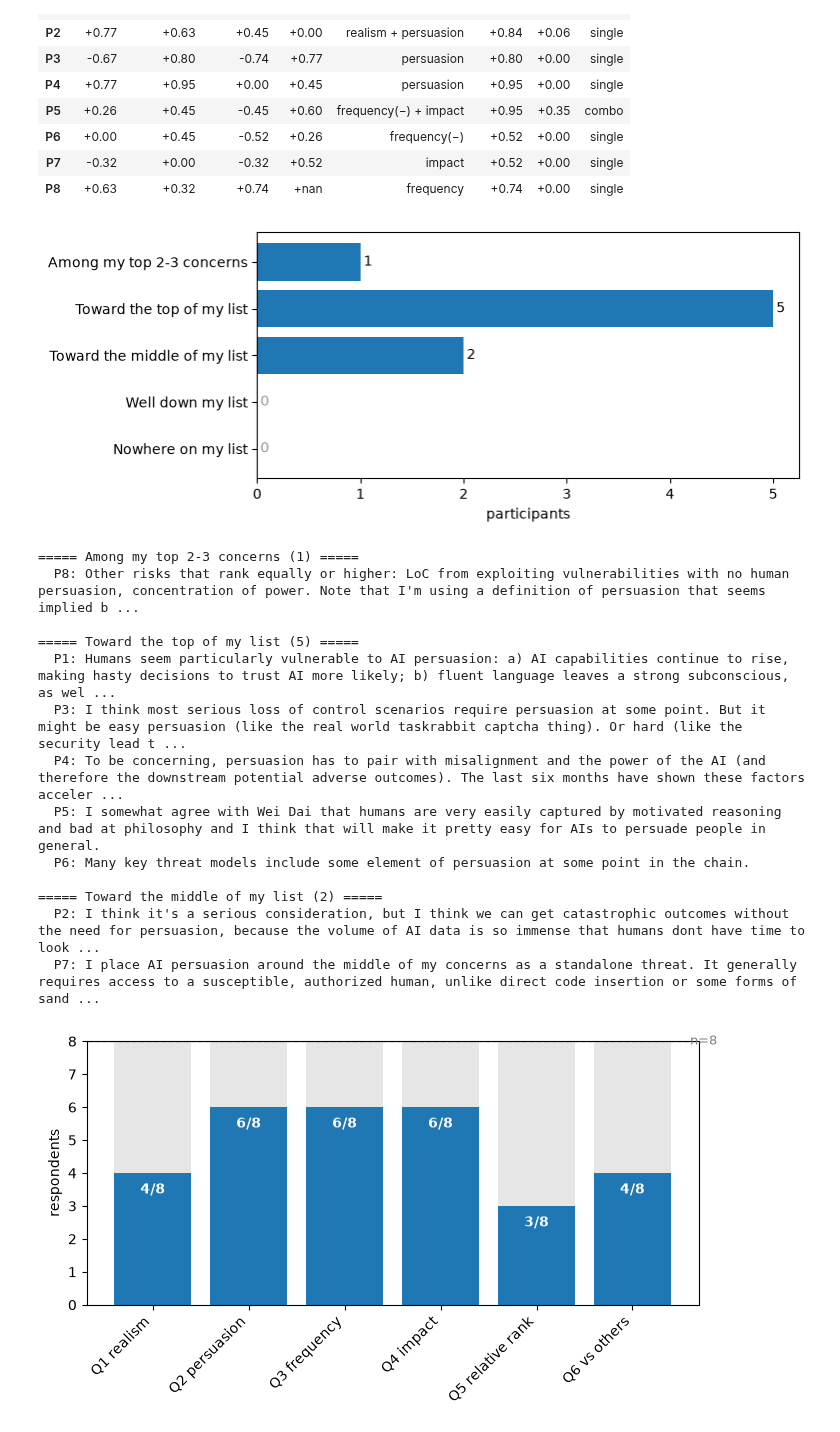
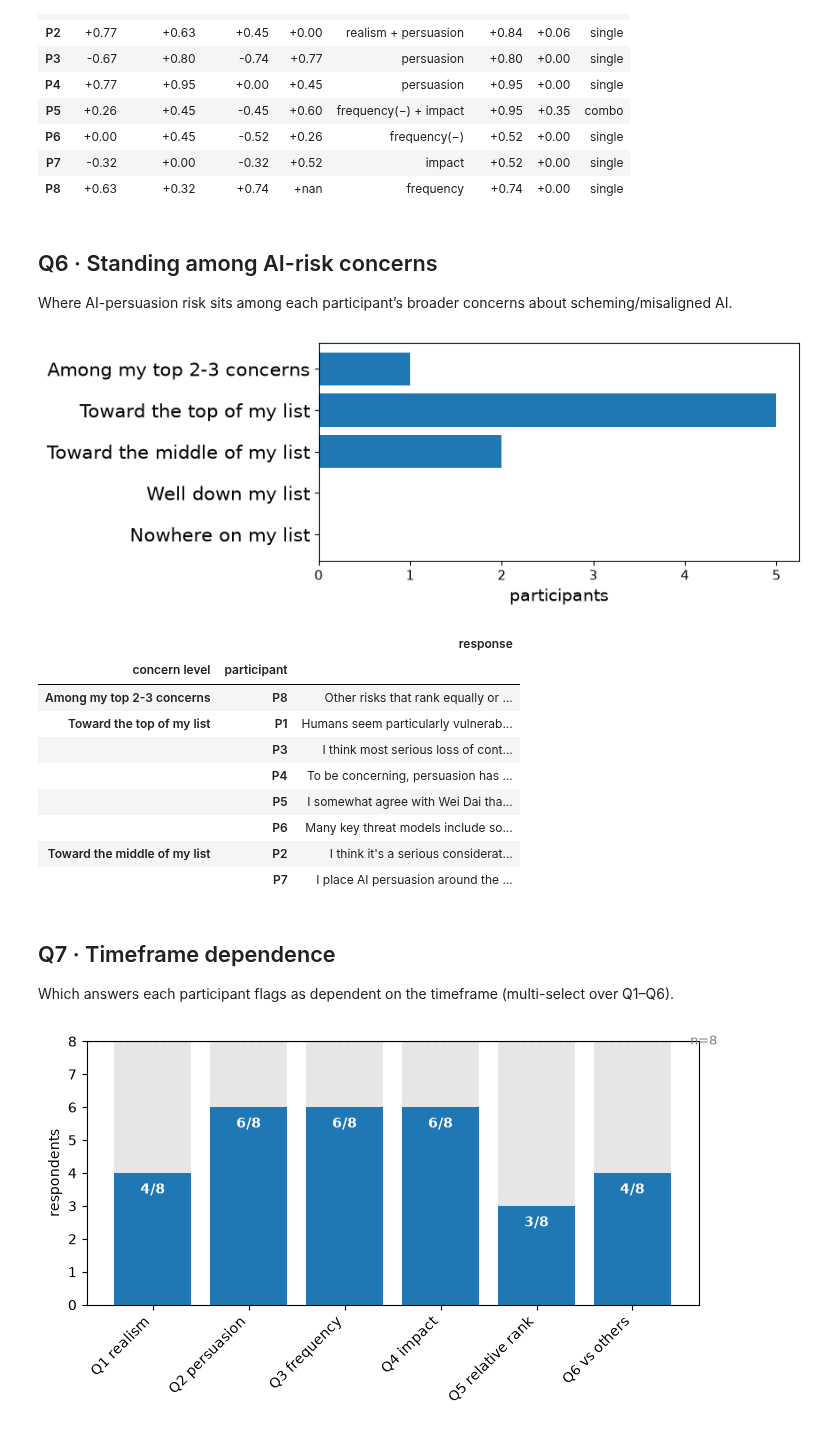
Before and after one commit to AlignmentResearch/puc-survey-analysis, a Jupyter notebook: analysis.ipynb, the cells around one changed output. Cells and saved outputs as stored; diff of their text form; code cells hidden in the pictures.

```diff
--- a/analysis.ipynb
+++ b/analysis.ipynb
@@ -641,7 +527,7 @@ labels_short = {
     "Q3": "Q3. Hazard frequency",
     "Q4": "Q4. Impact of harm",
 }
-fig, axes = plt.subplots(len(people), len(qs), figsize=(2.9 * len(qs), 2.1 * len(people)), sharex=True)
+fig, axes = plt.subplots(len(people), len(qs), figsize=(3.6 * len(qs), 2.6 * len(people)), sharex=True)
 for i, name in enumerate(people):
     rk = {tag2s[t]: ranks.loc[name, t] for t in ranks.columns}
     for j, q in enumerate(qs):
@@ -649,27 +535,27 @@ for i, name in enumerate(people):
         order = orders[q]
         xs = [rk[s] for s in scodes]
         ys = [rmaps[q].get(dfi.loc[name, qcols[q][s]]) for s in scodes]
-        ax.scatter(xs, ys, color=f"C{j}", zorder=3)
+        ax.scatter(xs, ys, s=150, color=f"C{j}", edgecolors="white", linewidths=0.6, zorder=3)
         for s, x, y in zip(scodes, xs, ys):
             if y is not None:
-                ax.annotate(s, (x, y), fontsize=9, xytext=(3, 3), textcoords="offset points", color="0.4")
+                ax.annotate(s, (x, y), fontsize=16, xytext=(4, 4), textcoords="offset points", color="0.4")
         pts = [(x, y) for x, y in zip(xs, ys) if y is not None]
         if len({y for _, y in pts}) > 1 and len({x for x, _ in pts}) > 1:
             X, Y = np.array([p[0] for p in pts]), np.array([p[1] for p in pts])
             m, b = np.polyfit(X, Y, 1)
             xr = np.array([1, 5])
-            ax.plot(xr, m * xr + b, color="0.6", lw=1, zorder=1)
+            ax.plot(xr, m * xr + b, color="0.55", lw=1.8, zorder=1)
         ax.set_ylim(-0.5, len(order) - 0.5)
         ax.set_yticks(range(len(order)))
-        ax.set_yticklabels(range(len(order)), fontsize=10)
+        ax.set_yticklabels(range(len(order)), fontsize=15)
         ax.set_xticks(range(1, 6))
-        ax.tick_params(axis="x", labelsize=12)
+        ax.tick_params(axis="x", labelsize=17)
         ax.grid(alpha=0.2)
         if i == 0:
-            ax.set_title(textwrap.fill(labels_short[q], 18), fontsize=13,
-                         fontweight="bold", pad=8)
-    axes[i, 0].set_ylabel(name, fontsize=12, rotation=0, ha="right", va="center")
-fig.supxlabel("Q5 rank (1 = least, 5 = most significant)", fontsize=14)
+            ax.set_title(textwrap.fill(labels_short[q], 18), fontsize=18,
+                         fontweight="bold", pad=10)
+    axes[i, 0].set_ylabel(name, fontsize=20, rotation=0, ha="right", va="center")
+fig.supxlabel("risk rank (1 = least, 5 = most significant)", fontsize=24)
 fig.tight_layout()
 plt.show()
 # %% [output]
@@ -729,48 +615,62 @@ drv.style.background_gradient(cmap="RdBu_r", vmin=-1, vmax=1, subset=list(labels
 | P6 | +0.00 | +0.45 | -0.52 | +0.26 | frequency(−) | +0.52 | +0.00 | single |
 | P7 | -0.32 | +0.00 | -0.32 | +0.52 | impact | +0.52 | +0.00 | single |
 | P8 | +0.63 | +0.32 | +0.74 | +nan | frequency | +0.74 | +0.00 | single |
+# %% [markdown]
+## Q6 · Standing among AI-risk concerns
+
+Where AI-persuasion risk sits among each participant’s broader concerns about scheming/misaligned AI.
 # %%
 q6 = next(c for c in df.columns if c.startswith("Q6."))
 q6e = next(c for c in df.columns if c.startswith("Briefly explain your answer to Q6"))
 
 # full option list from the survey (most -> least concern; most on top after invert)
 order = ["Among my top 2-3 concerns", "Toward the top of my list", "Toward the middle of my list",
          "Well down my list", "Nowhere on my list"]
 counts = df[q6].value_counts().reindex(order, fill_value=0)
 
 fig, ax = plt.subplots(figsize=(7, 3.2))
 ax.barh(range(len(counts)), counts.values, color=["C0" if v else "0.85" for v in counts.values])
-ax.set_yticks(range(len(counts)), counts.index)
+ax.set_yticks(range(len(counts)), counts.index, fontsize=15)
 ax.invert_yaxis()
-ax.set_xlabel("participants")
+ax.set_xlabel("participants", fontsize=14)
+ax.tick_params(axis="x", labelsize=11)
 # ax.set_title("Q6 \u00b7 where AI-persuasion risk sits among concerns")
-for i, v in enumerate(counts.values):
-    ax.text(v + 0.03, i, int(v), va="center", color="0.6" if v == 0 else "black")
 plt.show()
 
+# written rationales, grouped by concern level (each level spans its participants)
+rows = []
 for lvl in order:
     sub = df[df[q6] == lvl]
-    if sub.empty:
-        continue
-    print(f"===== {lvl} ({len(sub)}) =====")
     for name, e in zip(sub["Name"], sub[q6e]):
-        print(f"  {name}: {e}")
-    print()
+        rows.append({"concern level": lvl, "participant": name,
+                     "response": "" if pd.isna(e) else e})
+tbl = pd.DataFrame(rows, columns=["concern level", "participant", "response"])
+tbl["concern level"] = pd.Categorical(tbl["concern level"], categories=order, ordered=True)
+tbl = tbl.sort_values(["concern level", "participant"]).set_index(["concern level", "participant"])
+
+(tbl.style
+    .set_properties(**{"text-align": "left", "vertical-align": "top"})
+    .set_properties(subset=["response"], **{"max-width": "620px"})
+    .set_table_styles([
+        {"selector": "th", "props": [("text-align", "left"), ("vertical-align", "top")]},
+        {"selector": "tbody tr", "props": [("border-bottom", "1px solid #eee")]},
+    ]))
 # %% [output]
-[figure, old version]
+[figure, new version]
-===== Among my top 2-3 concerns (1) =====
-  P8: Other risks that rank equally or higher: LoC from exploiting vulnerabilities with no human persuasion, concentration of power. Note that I'm using a definition of persuasion that seems implied b ...
-
-===== Toward the top of my list (5) =====
-  P1: Humans seem particularly vulnerable to AI persuasion: a) AI capabilities continue to rise, making hasty decisions to trust AI more likely; b) fluent language leaves a strong subconscious, as wel ...
-  P3: I think most serious loss of control scenarios require persuasion at some point. But it might be easy persuasion (like the real world taskrabbit captcha thing). Or hard (like the security lead t ...
-  P4: To be concerning, persuasion has to pair with misalignment and the power of the AI (and therefore the downstream potential adverse outcomes). The last six months have shown these factors acceler ...
-  P5: I somewhat agree with Wei Dai that humans are very easily captured by motivated reasoning and bad at philosophy and I think that will make it pretty easy for AIs to persuade people in general.
-  P6: Many key threat models include some element of persuasion at some point in the chain.
-
-===== Toward the middle of my list (2) =====
-  P2: I think it's a serious consideration, but I think we can get catastrophic outcomes without the need for persuasion, because the volume of AI data is so immense that humans dont have time to look ...
-  P7: I place AI persuasion around the middle of my concerns as a standalone threat. It generally requires access to a susceptible, authorized human, unlike direct code insertion or some forms of sand ...
+|  |  | response |
+| concern level | participant |  |
+| Among my top 2-3 concerns | P8 | Other risks that rank equally or ... |
+| Toward the top of my list | P1 | Humans seem particularly vulnerab... |
+|  | P3 | I think most serious loss of cont... |
+|  | P4 | To be concerning, persuasion has ... |
+|  | P5 | I somewhat agree with Wei Dai tha... |
+|  | P6 | Many key threat models include so... |
+| Toward the middle of my list | P2 | I think it's a serious considerat... |
+|  | P7 | I place AI persuasion around the ... |
+# %% [markdown]
+## Q7 · Timeframe dependence
+
+Which answers each participant flags as dependent on the timeframe (multi-select over Q1–Q6).
 # %%
 q7 = next(c for c in df.columns if c.startswith("Q7."))
 q7e = next(c for c in df.columns if c.startswith("Briefly explain your answer to Q7"))
```
Also changed, not shown: parts of 15 cells of this notebook.
